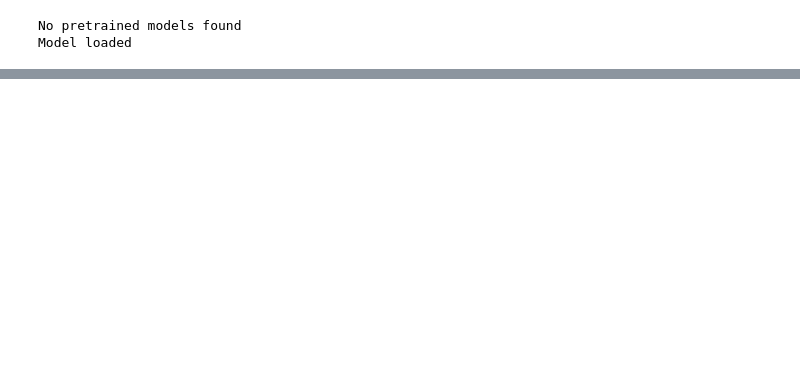
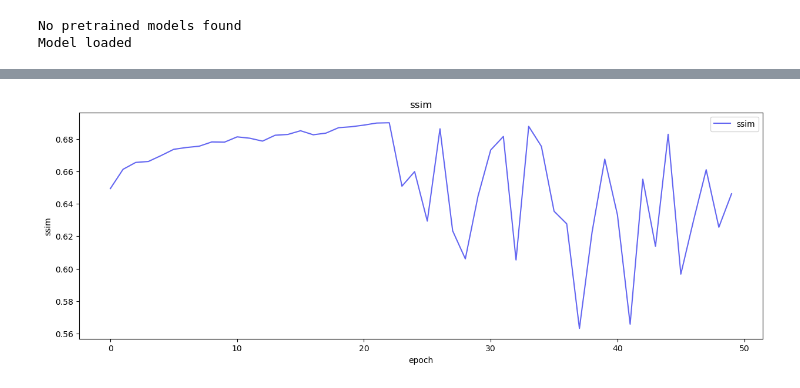
Before and after one commit to pekochan069/AI-Final2, a Jupyter notebook: srgan.ipynb, the cells around one changed output, grey strips where cells are left out. Cells and saved outputs as stored; diff of their text form; code cells hidden in the pictures; blank space fills up the shorter version.

```diff
--- a/srgan.ipynb
+++ b/srgan.ipynb
@@ -285,0 +561,13 @@ plt.show()
+# %%
+X = np.arange(len(loss_history["ssim"]))
+
+fig = plt.gcf()
+plt.plot(X, loss_history["ssim"], color=U.get_color(11), label="ssim")
+plt.xlabel("epoch")
+plt.ylabel("ssim")
+plt.legend()
+plt.title("ssim")
+fig.set_size_inches(15, 5)
+plt.show()
+# %% [output]
+[figure, added]
```
Also changed, not shown: parts of 22 cells of this notebook.
